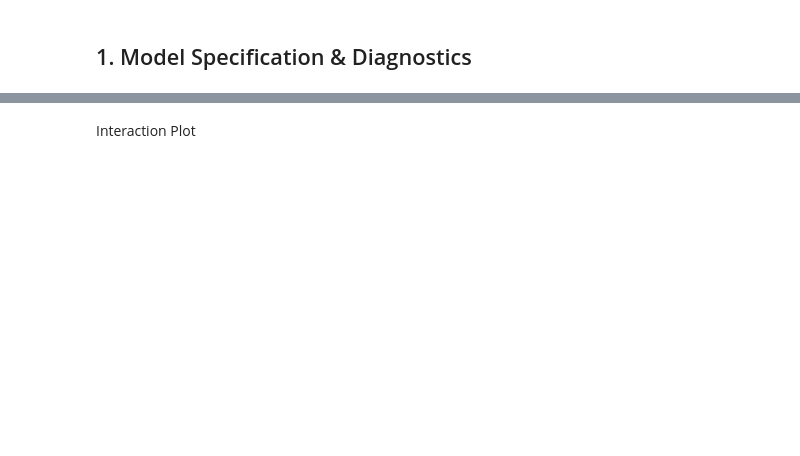
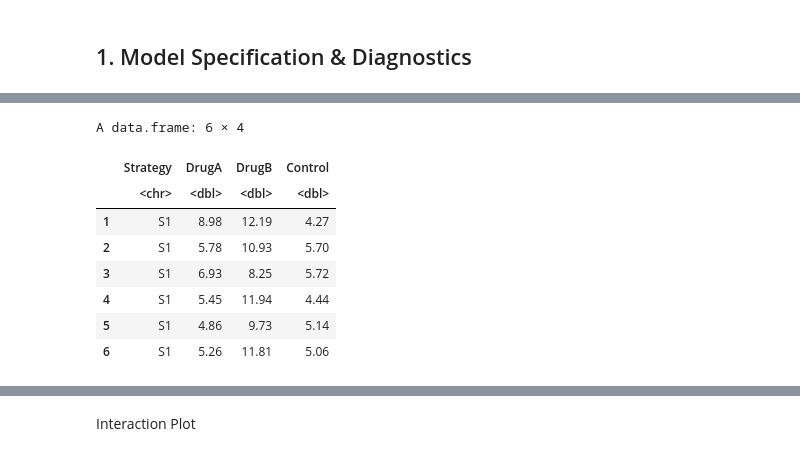
Before and after one commit to carn51/Assignment-1, a Jupyter notebook: A3/Assignment_3_ANOVA_Template.ipynb, the cells around one changed output, grey strips where cells are left out. Cells and saved outputs as stored; diff of their text form; code cells hidden in the pictures; blank space fills up the shorter version.

```diff
--- a/A3/Assignment_3_ANOVA_Template.ipynb
+++ b/A3/Assignment_3_ANOVA_Template.ipynb
@@ -180,0 +62,17 @@ plot(model_1way)
+# %%
+#importing data
+data = read.csv('https://raw.githubusercontent.com/uqglmn/sm/refs/heads/main/A3/A3_01.csv')
+head(data)
+
+#specify the categorical (strategy)
+#data$Strategy = as.factor(data$Strategy)
+# %% [output]
+A data.frame: 6 × 4
+|  | Strategy | DrugA | DrugB | Control |
+|  | <chr> | <dbl> | <dbl> | <dbl> |
+| 1 | S1 | 8.98 | 12.19 | 4.27 |
+| 2 | S1 | 5.78 | 10.93 | 5.70 |
+| 3 | S1 | 6.93 | 8.25 | 5.72 |
+| 4 | S1 | 5.45 | 11.94 | 4.44 |
+| 5 | S1 | 4.86 | 9.73 | 5.14 |
+| 6 | S1 | 5.26 | 11.81 | 5.06 |
```
Also changed, not shown: parts of 39 cells of this notebook.
